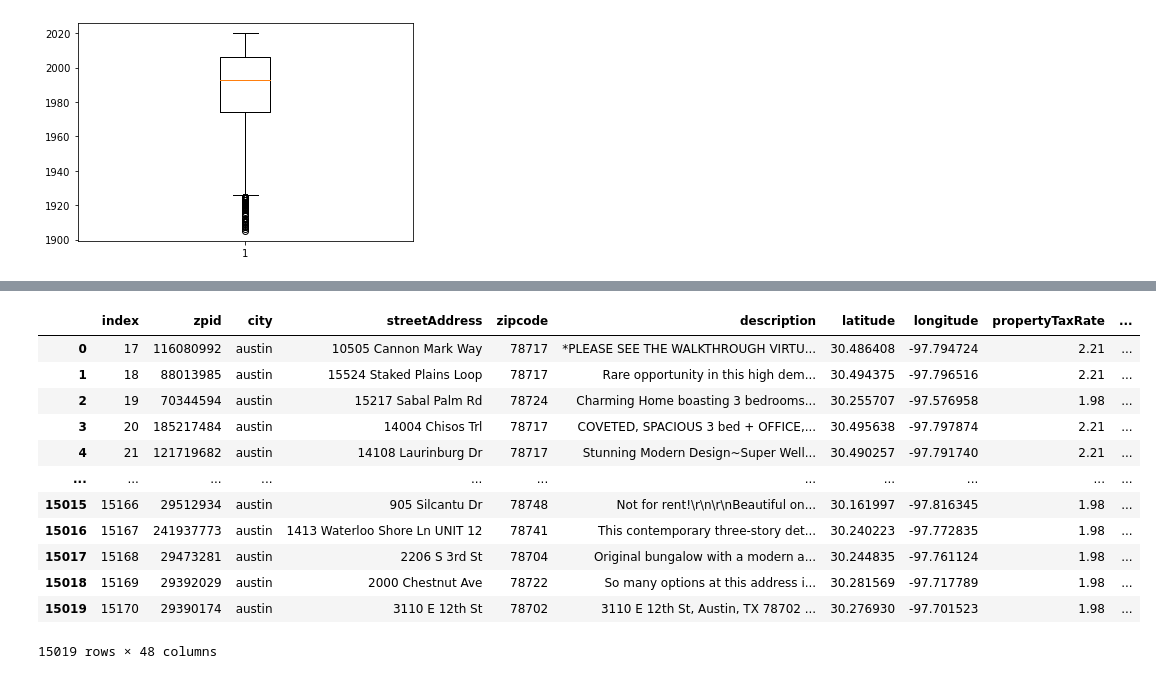
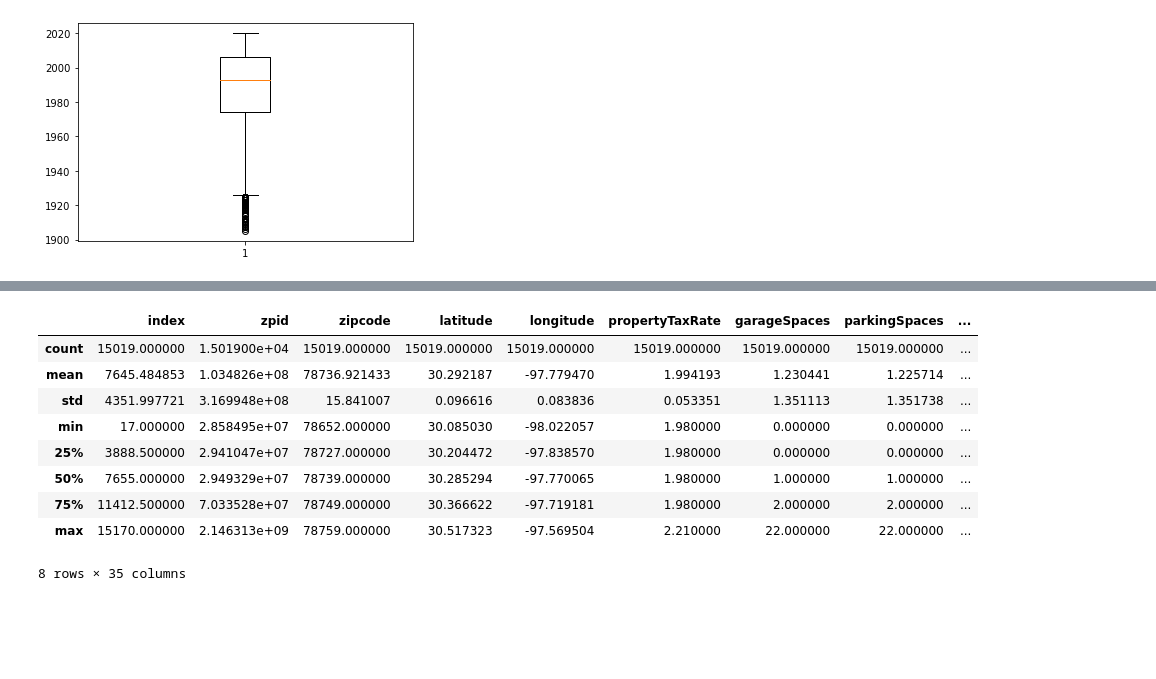
Before and after one commit to jonarnold3065/SMU_Project-1, a Jupyter notebook: Greyson_Work/Greyson_Notebook.ipynb, the cells around one changed output, grey strips where cells are left out. Cells and saved outputs as stored; diff of their text form; code cells hidden in the pictures; blank space fills up the shorter version.

```diff
--- a/Greyson_Work/Greyson_Notebook.ipynb
+++ b/Greyson_Work/Greyson_Notebook.ipynb
@@ -70,21 +70,18 @@ memory usage: 4.9+ MB
 # %%
 mask = newDf.lotSizeSqFt != 1508482800.0
 cleanDf = newDf[mask]
-cleanDf
+cleanDf.describe()
 # %% [output]
-|  | index | zpid | city | streetAddress | zipcode | description | latitude | longitude | propertyTaxRate | ... |
-| 0 | 17 | 116080992 | austin | 10505 Cannon Mark Way | 78717 | *PLEASE SEE THE WALKTHROUGH VIRTU... | 30.486408 | -97.794724 | 2.21 | ... |
-| 1 | 18 | 88013985 | austin | 15524 Staked Plains Loop | 78717 | Rare opportunity in this high dem... | 30.494375 | -97.796516 | 2.21 | ... |
-| 2 | 19 | 70344594 | austin | 15217 Sabal Palm Rd | 78724 | Charming Home boasting 3 bedrooms... | 30.255707 | -97.576958 | 1.98 | ... |
-| 3 | 20 | 185217484 | austin | 14004 Chisos Trl | 78717 | COVETED, SPACIOUS 3 bed + OFFICE,... | 30.495638 | -97.797874 | 2.21 | ... |
-| 4 | 21 | 121719682 | austin | 14108 Laurinburg Dr | 78717 | Stunning Modern Design~Super Well... | 30.490257 | -97.791740 | 2.21 | ... |
-| ... | ... | ... | ... | ... | ... | ... | ... | ... | ... | ... |
-| 15015 | 15166 | 29512934 | austin | 905 Silcantu Dr | 78748 | Not for rent!\r\n\r\nBeautiful on... | 30.161997 | -97.816345 | 1.98 | ... |
-| 15016 | 15167 | 241937773 | austin | 1413 Waterloo Shore Ln UNIT 12 | 78741 | This contemporary three-story det... | 30.240223 | -97.772835 | 1.98 | ... |
-| 15017 | 15168 | 29473281 | austin | 2206 S 3rd St | 78704 | Original bungalow with a modern a... | 30.244835 | -97.761124 | 1.98 | ... |
-| 15018 | 15169 | 29392029 | austin | 2000 Chestnut Ave | 78722 | So many options at this address i... | 30.281569 | -97.717789 | 1.98 | ... |
-| 15019 | 15170 | 29390174 | austin | 3110 E 12th St | 78702 | 3110 E 12th St, Austin, TX 78702 ... | 30.276930 | -97.701523 | 1.98 | ... |
+|  | index | zpid | zipcode | latitude | longitude | propertyTaxRate | garageSpaces | parkingSpaces | ... |
+| count | 15019.000000 | 1.501900e+04 | 15019.000000 | 15019.000000 | 15019.000000 | 15019.000000 | 15019.000000 | 15019.000000 | ... |
+| mean | 7645.484853 | 1.034826e+08 | 78736.921433 | 30.292187 | -97.779470 | 1.994193 | 1.230441 | 1.225714 | ... |
+| std | 4351.997721 | 3.169948e+08 | 15.841007 | 0.096616 | 0.083836 | 0.053351 | 1.351113 | 1.351738 | ... |
+| min | 17.000000 | 2.858495e+07 | 78652.000000 | 30.085030 | -98.022057 | 1.980000 | 0.000000 | 0.000000 | ... |
+| 25% | 3888.500000 | 2.941047e+07 | 78727.000000 | 30.204472 | -97.838570 | 1.980000 | 0.000000 | 0.000000 | ... |
+| 50% | 7655.000000 | 2.949329e+07 | 78739.000000 | 30.285294 | -97.770065 | 1.980000 | 1.000000 | 1.000000 | ... |
+| 75% | 11412.500000 | 7.033528e+07 | 78749.000000 | 30.366622 | -97.719181 | 1.980000 | 2.000000 | 2.000000 | ... |
+| max | 15170.000000 | 2.146313e+09 | 78759.000000 | 30.517323 | -97.569504 | 2.210000 | 22.000000 | 22.000000 | ... |
-15019 rows × 48 columns
+8 rows × 35 columns
 # %%
 squareFoot = cleanDf['lotSizeSqFt']
 quartiles = squareFoot.quantile([.25,.5,.75])
```
Also changed, not shown: parts of 23 cells of this notebook.
